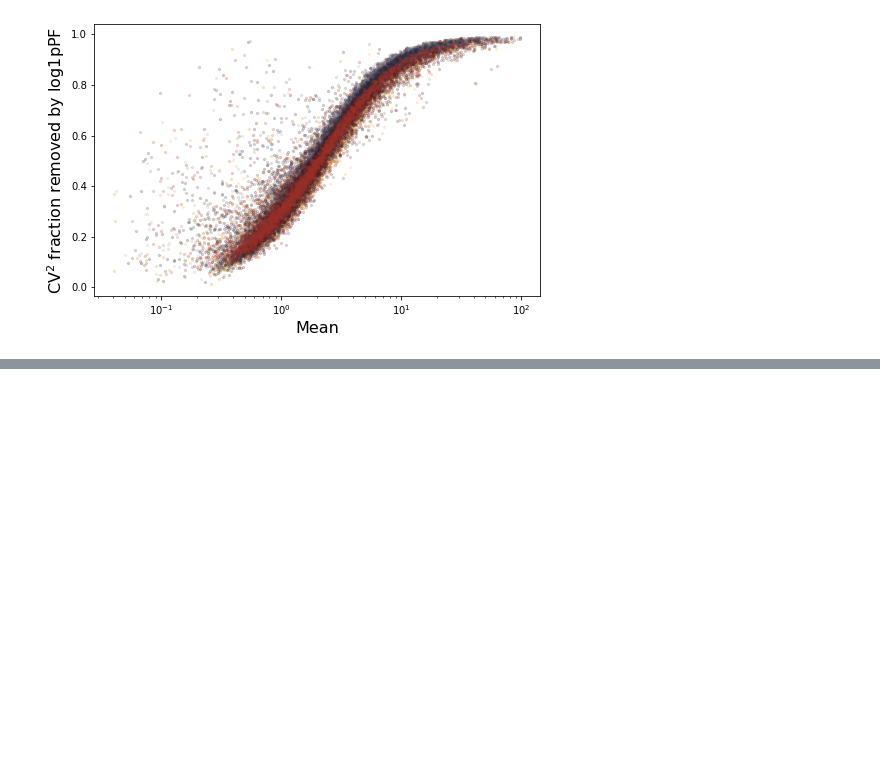
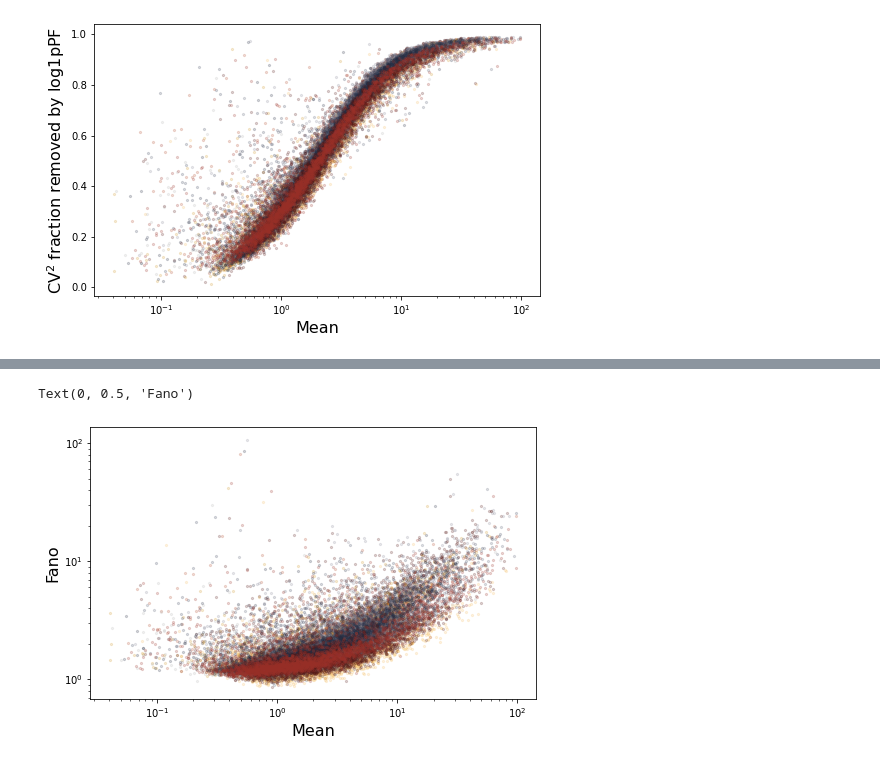
Before and after one commit to gennadygorin/seq-cme-technoise, a Jupyter notebook: gg220601_allen_cellsubtypes_fit.ipynb, the cells around one changed output, grey strips where cells are left out. Cells and saved outputs as stored; diff of their text form; code cells hidden in the pictures; blank space fills up the shorter version.

```diff
--- a/gg220601_allen_cellsubtypes_fit.ipynb
+++ b/gg220601_allen_cellsubtypes_fit.ipynb
@@ -377,0 +392,12 @@ plt.xscale('log')
+# %%
+plt.figure(figsize=(8,5))
+for j in range(n_datasets):
+    c = Demuth[j%len(Demuth)]
+    plt.scatter(Smean[j],Svar[j]/Smean[j],s=5,alpha=0.2,c=c)
+plt.yscale('log')
+plt.xscale('log')
+plt.xlabel(r'Mean',fontsize=fs)
+plt.ylabel(r'Fano',fontsize=fs)
+# %% [output]
+Text(0, 0.5, 'Fano')
+[figure, added]
```
Also changed, not shown: parts of 1 cell of this notebook, 1 other file.
